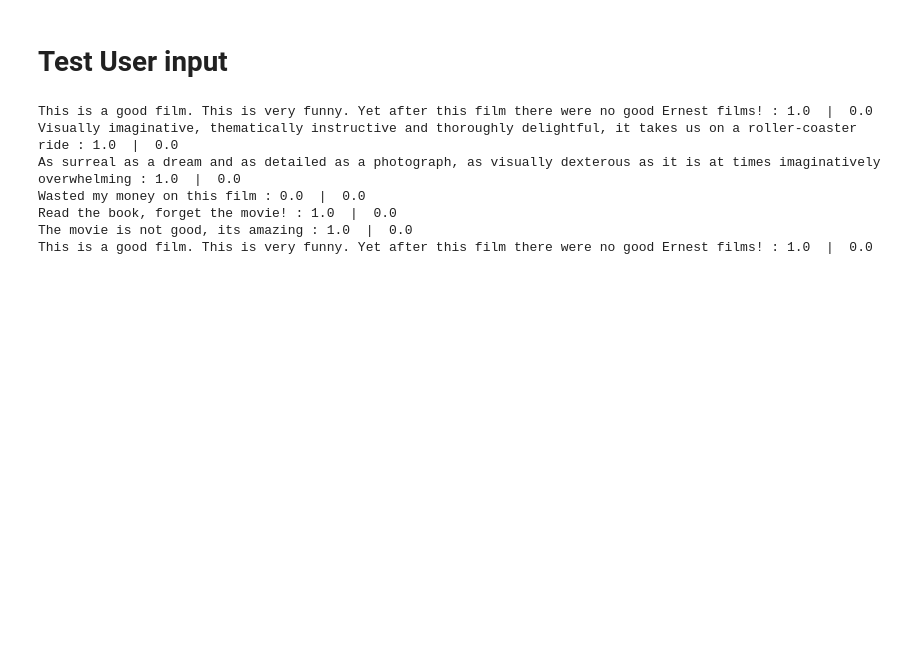
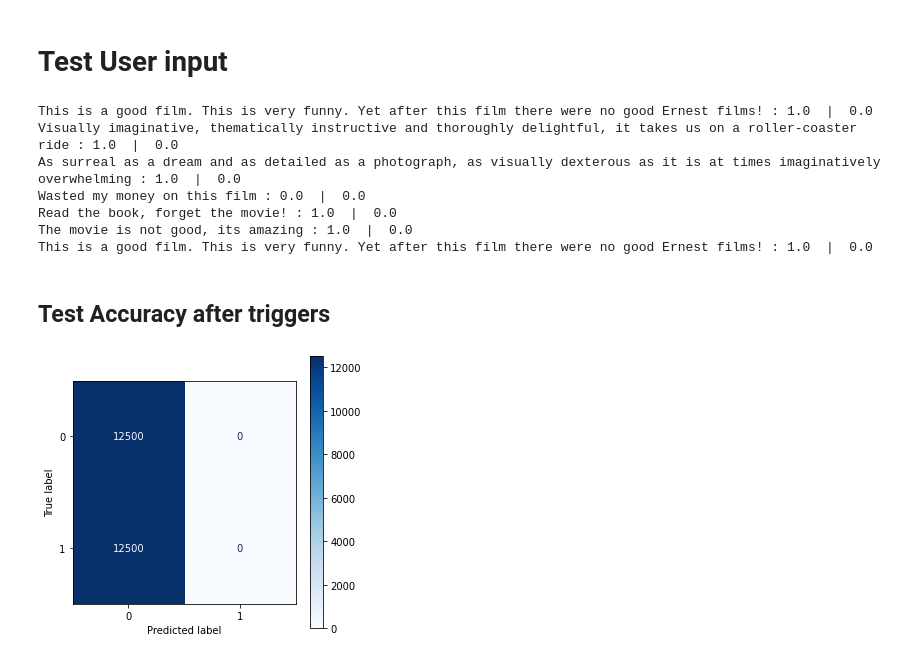
Before and after one commit to maulikchevli/adversarial-nlp, a Jupyter notebook: trigger_cnn.ipynb, the cells around one changed output. Drawn from its saved outputs; the diff is of its cells as text; code cells hidden in the pictures; blank space fills up the shorter version.

Commit message:
Add confusion matrix to CNN based. CKPT 100% adversarial success 'unisol unisol rosenlski'

```diff
--- a/trigger_cnn.ipynb
+++ b/trigger_cnn.ipynb
@@ -599,3 +599,37 @@ Wasted my money on this film : 0.0  |  0.0
 Read the book, forget the movie! : 1.0  |  0.0
 The movie is not good, its amazing : 1.0  |  0.0
 This is a good film. This is very funny. Yet after this film there were no good Ernest films! : 1.0  |  0.0
+# %% [markdown]
+## Test Accuracy after triggers
+# %%
+from sklearn.metrics import confusion_matrix, ConfusionMatrixDisplay
+import matplotlib.pyplot as plt
+
+pred = []
+orig = []
+with torch.no_grad():
+    for batch in test_iterator:
+        text = batch.text
+        trigger_sequence_tensor = torch.LongTensor(copy.deepcopy(trigger_token_ids))
+        trigger_sequence_tensor = trigger_sequence_tensor.repeat(batch.label.shape[0], 1) # batch_size is global
+        b_text = torch.cat((trigger_sequence_tensor, text.cpu()), dim=1)
+
+
+        y_pred = model(b_text.to(device)).squeeze(1)
+        y_pred = torch.round(torch.sigmoid(y_pred))
+
+        pred.append(y_pred.cpu())
+        orig.append(batch.label.cpu())
+
+    pred = torch.cat(pred, dim=0)
+    orig = torch.cat(orig, dim=0)
+def plot_confusion_matrix(pred_labels, labels):
+
+    fig = plt.figure(figsize = (5,5));
+    ax = fig.add_subplot(1, 1, 1);
+    cm = confusion_matrix(labels, pred_labels);
+    cm = ConfusionMatrixDisplay(cm, range(2));
+    cm.plot(values_format = 'd', cmap = 'Blues', ax = ax)
+plot_confusion_matrix(pred, orig)
+# %% [output]
+[figure, added]
```
